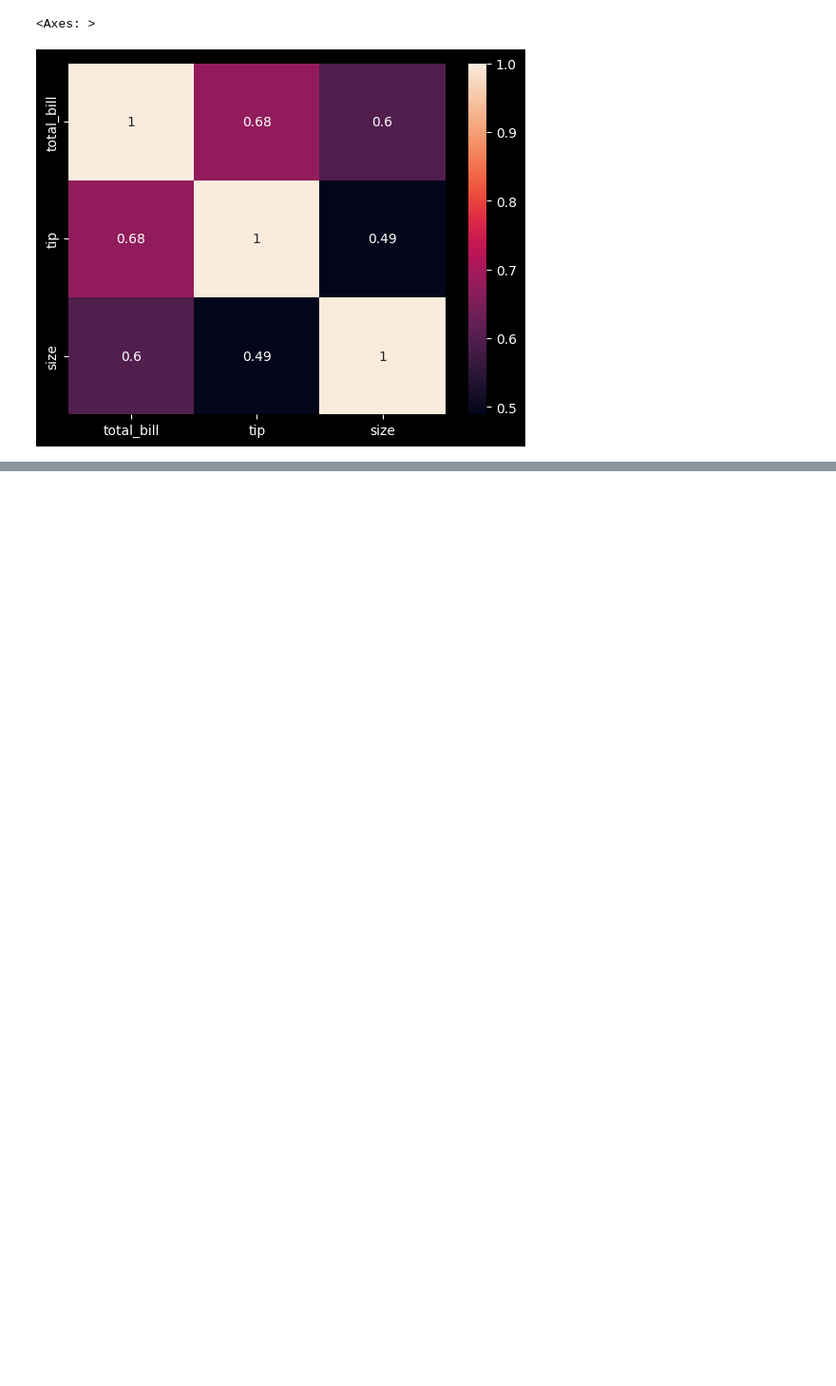
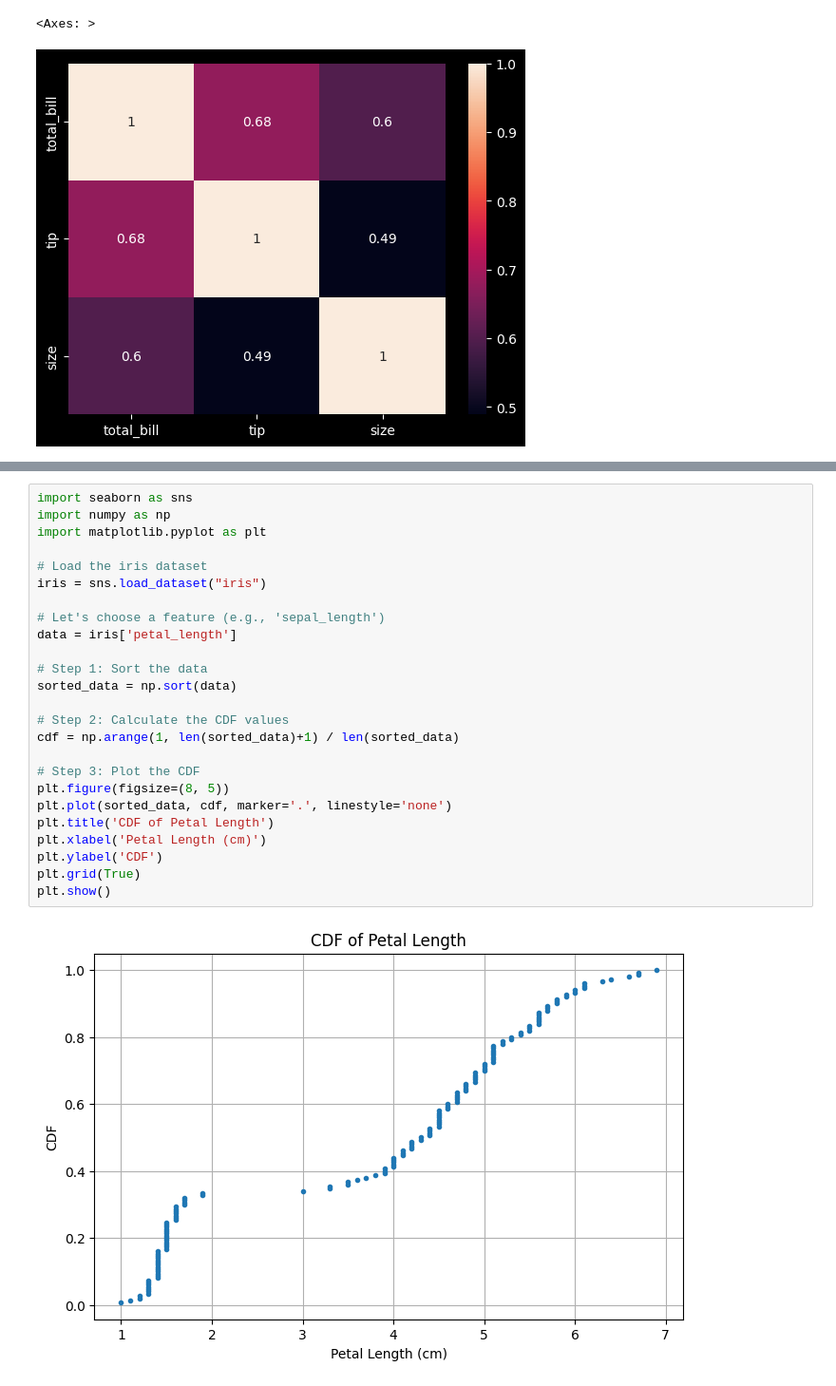
Before and after one commit to Aayush-Bhatia/python-for-DataAnalytics, a Jupyter notebook: DataVisualization.ipynb, the cells around one changed output, grey strips where cells are left out. Shown at 95% size. Cells and saved outputs as stored; diff of their text form; blank space fills up the shorter version.

```diff
--- a/DataVisualization.ipynb
+++ b/DataVisualization.ipynb
@@ -863,0 +903,27 @@ sns.heatmap(tips_data.corr(numeric_only = True), annot = True)
+# %%
+import seaborn as sns
+import numpy as np
+import matplotlib.pyplot as plt
+
+# Load the iris dataset
+iris = sns.load_dataset("iris")
+
+# Let's choose a feature (e.g., 'sepal_length')
+data = iris['petal_length']
+
+# Step 1: Sort the data
+sorted_data = np.sort(data)
+
+# Step 2: Calculate the CDF values
+cdf = np.arange(1, len(sorted_data)+1) / len(sorted_data)
+
+# Step 3: Plot the CDF
+plt.figure(figsize=(8, 5))
+plt.plot(sorted_data, cdf, marker='.', linestyle='none')
+plt.title('CDF of Petal Length')
+plt.xlabel('Petal Length (cm)')
+plt.ylabel('CDF')
+plt.grid(True)
+plt.show()
+# %% [output]
+[figure, added]
```
Also changed, not shown: parts of 18 cells of this notebook, 12 other files.
